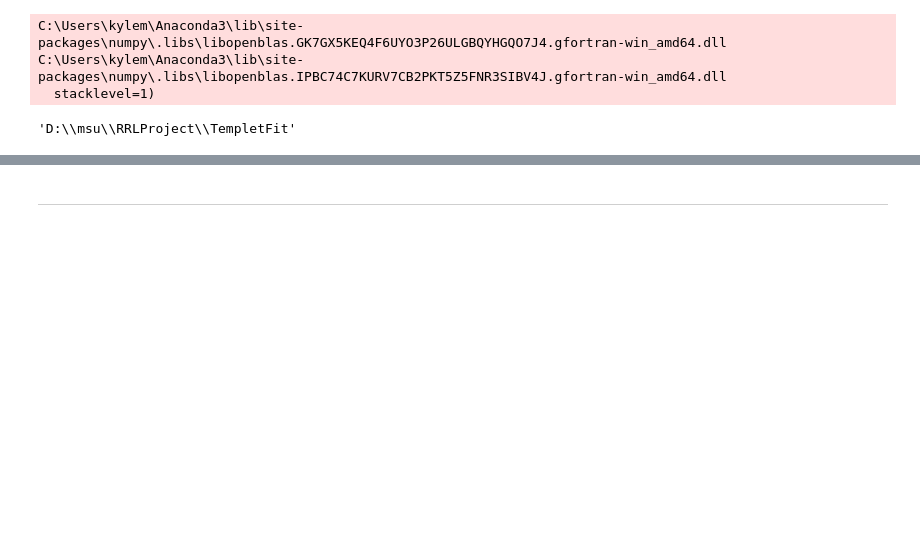
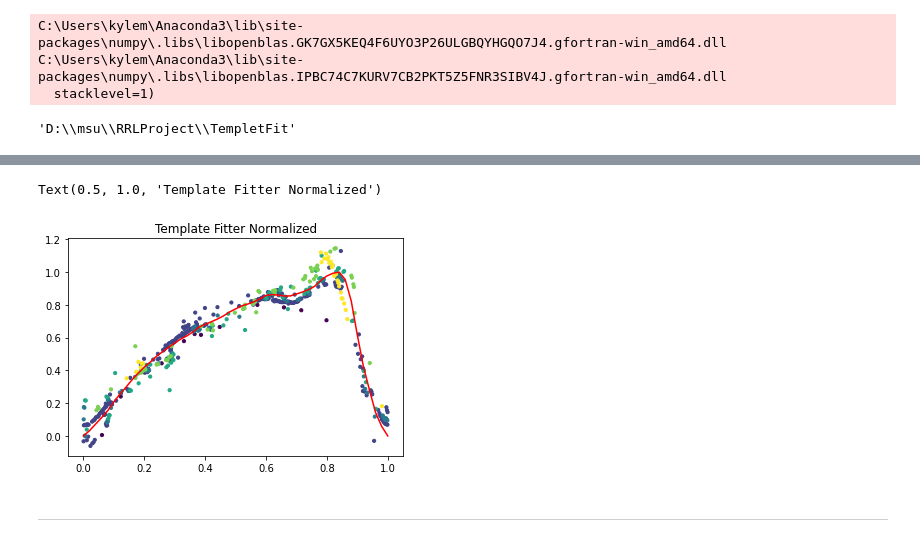
Before and after one commit to KyleLMatt/CurveFit, a Jupyter notebook: RRL Fitter.ipynb, the cells around one changed output, grey strips where cells are left out. Cells and saved outputs as stored; diff of their text form; code cells hidden in the pictures; blank space fills up the shorter version.

```diff
--- a/RRL Fitter.ipynb
+++ b/RRL Fitter.ipynb
@@ -58,12 +56,16 @@ Second Fit
 # %%
 t0       = 56316.243641
 ramp     = 0.660332
+p        = 0.6052710862759998
 yoffsets = np.array([16.67849976,15.56568743,15.66792606,15.72239278,15.68721446,15.6437937,0.])
 amplist  = (ramp * rrlfitter.ampratio)[crvdat['fltr']]
 yofflist = yoffsets[crvdat['fltr']]
 plt.scatter((crvdat['mjd']-t0)/p%1,(crvdat['mag']-yofflist)/amplist,c=crvdat['fltr'],s=10)
 plt.plot(tmps['PH'],tmps['RRB1'],c='r')
 plt.title('Template Fitter Normalized')
+# %% [output]
+Text(0.5, 1.0, 'Template Fitter Normalized')
+[figure, added]
 # %% [markdown]
 - - -
 # %%
```
Also changed, not shown: parts of 4 cells of this notebook.
